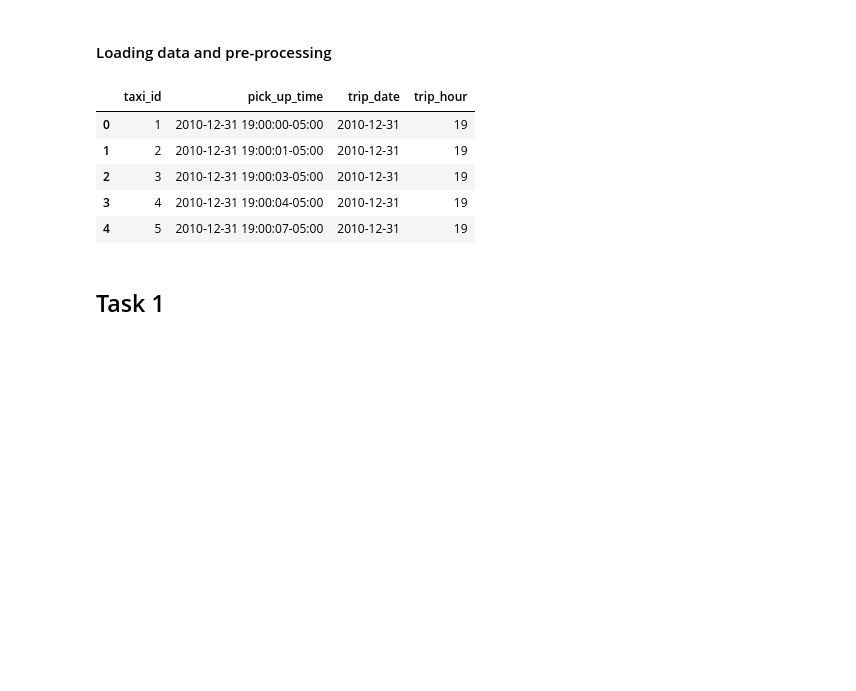
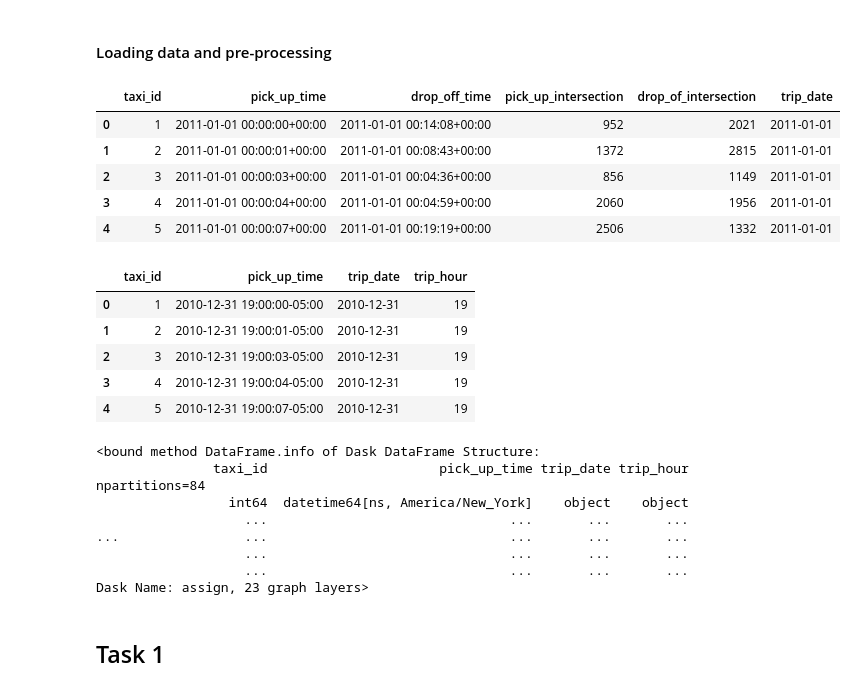
Before and after one commit to kingsley0107/LSGI524, a Jupyter notebook: Assignment2/code/assignment2.ipynb, the cells around one changed output. Cells and saved outputs as stored; diff of their text form; code cells hidden in the pictures; blank space fills up the shorter version.

Commit message:
update assignment2

```diff
--- a/Assignment2/assignment2.ipynb
+++ b/Assignment2/code/assignment2.ipynb
@@ -59,40 +59,57 @@ def intersection_to_road(roads,intersections_raw):
 # %%
 # raw data
 raw_taxi_df = dd.read_csv(r'./raw_data/taxi_id.csv',
                  blocksize=64e6,
                  names=[
                      'taxi_id', 'pick_up_time', 'drop_off_time',
                      'pick_up_intersection', 'drop_of_intersection'
                  ])
 roads = pd.read_csv(r'./raw_data/roads.csv',index_col=None,names=['node1',"node2","geom"])
 intersections_raw = pd.read_csv(r'./raw_data/intersections.csv',
                                 names=['id', 'latitude', 'longitude'])
 boundary = gpd.read_file(r"./raw_data/taxi_zones.shp")
 
 # Unix epoch timestamp correspond to UTC
 raw_taxi_df['pick_up_time'] = dd.to_datetime(raw_taxi_df['pick_up_time'],
                                              unit='s',
                                              utc=True)
 raw_taxi_df['drop_off_time'] = dd.to_datetime(raw_taxi_df['drop_off_time'],
                                               unit="s",
                                               utc=True)
 raw_taxi_df['trip_date'] = raw_taxi_df['pick_up_time'].dt.date
 
 # a copy of raw_df with timezone transforming in datetime field
 nytz_df = convert_timezone(raw_taxi_df).drop(
     ['drop_off_time', 'pick_up_intersection', "drop_of_intersection"], axis=1)
 
 # extract trip_date and trip_hour in local time
 nytz_df['trip_date'] = nytz_df['pick_up_time'].dt.strftime('%Y-%m-%d')
 nytz_df['trip_hour'] = nytz_df['pick_up_time'].dt.strftime('%H')
-nytz_df.head()
+display(raw_taxi_df.head())
+display(nytz_df.head())
+display(nytz_df.info)
 # %% [output]
-|  | taxi_id | pick_up_time | trip_date | trip_hour |
-| 0 | 1 | 2010-12-31 19:00:00-05:00 | 2010-12-31 | 19 |
-| 1 | 2 | 2010-12-31 19:00:01-05:00 | 2010-12-31 | 19 |
-| 2 | 3 | 2010-12-31 19:00:03-05:00 | 2010-12-31 | 19 |
-| 3 | 4 | 2010-12-31 19:00:04-05:00 | 2010-12-31 | 19 |
-| 4 | 5 | 2010-12-31 19:00:07-05:00 | 2010-12-31 | 19 |
+|  | taxi_id | pick_up_time | drop_off_time | pick_up_intersection | drop_of_intersection | trip_date |
+| 0 | 1 | 2011-01-01 00:00:00+00:00 | 2011-01-01 00:14:08+00:00 | 952 | 2021 | 2011-01-01 |
+| 1 | 2 | 2011-01-01 00:00:01+00:00 | 2011-01-01 00:08:43+00:00 | 1372 | 2815 | 2011-01-01 |
+| 2 | 3 | 2011-01-01 00:00:03+00:00 | 2011-01-01 00:04:36+00:00 | 856 | 1149 | 2011-01-01 |
+| 3 | 4 | 2011-01-01 00:00:04+00:00 | 2011-01-01 00:04:59+00:00 | 2060 | 1956 | 2011-01-01 |
+| 4 | 5 | 2011-01-01 00:00:07+00:00 | 2011-01-01 00:19:19+00:00 | 2506 | 1332 | 2011-01-01 |
+|  | taxi_id | pick_up_time | trip_date | trip_hour |
+| 0 | 1 | 2010-12-31 19:00:00-05:00 | 2010-12-31 | 19 |
+| 1 | 2 | 2010-12-31 19:00:01-05:00 | 2010-12-31 | 19 |
+| 2 | 3 | 2010-12-31 19:00:03-05:00 | 2010-12-31 | 19 |
+| 3 | 4 | 2010-12-31 19:00:04-05:00 | 2010-12-31 | 19 |
+| 4 | 5 | 2010-12-31 19:00:07-05:00 | 2010-12-31 | 19 |
+<bound method DataFrame.info of Dask DataFrame Structure:
+               taxi_id                      pick_up_time trip_date trip_hour
+npartitions=84
+                 int64  datetime64[ns, America/New_York]    object    object
+                   ...                               ...       ...       ...
+...                ...                               ...       ...       ...
+                   ...                               ...       ...       ...
+                   ...                               ...       ...       ...
+Dask Name: assign, 23 graph layers>
 # %% [markdown]
 ## Task 1
 # %% [markdown]
```
Also changed, not shown: parts of 8 cells of this notebook, 2 other files.
